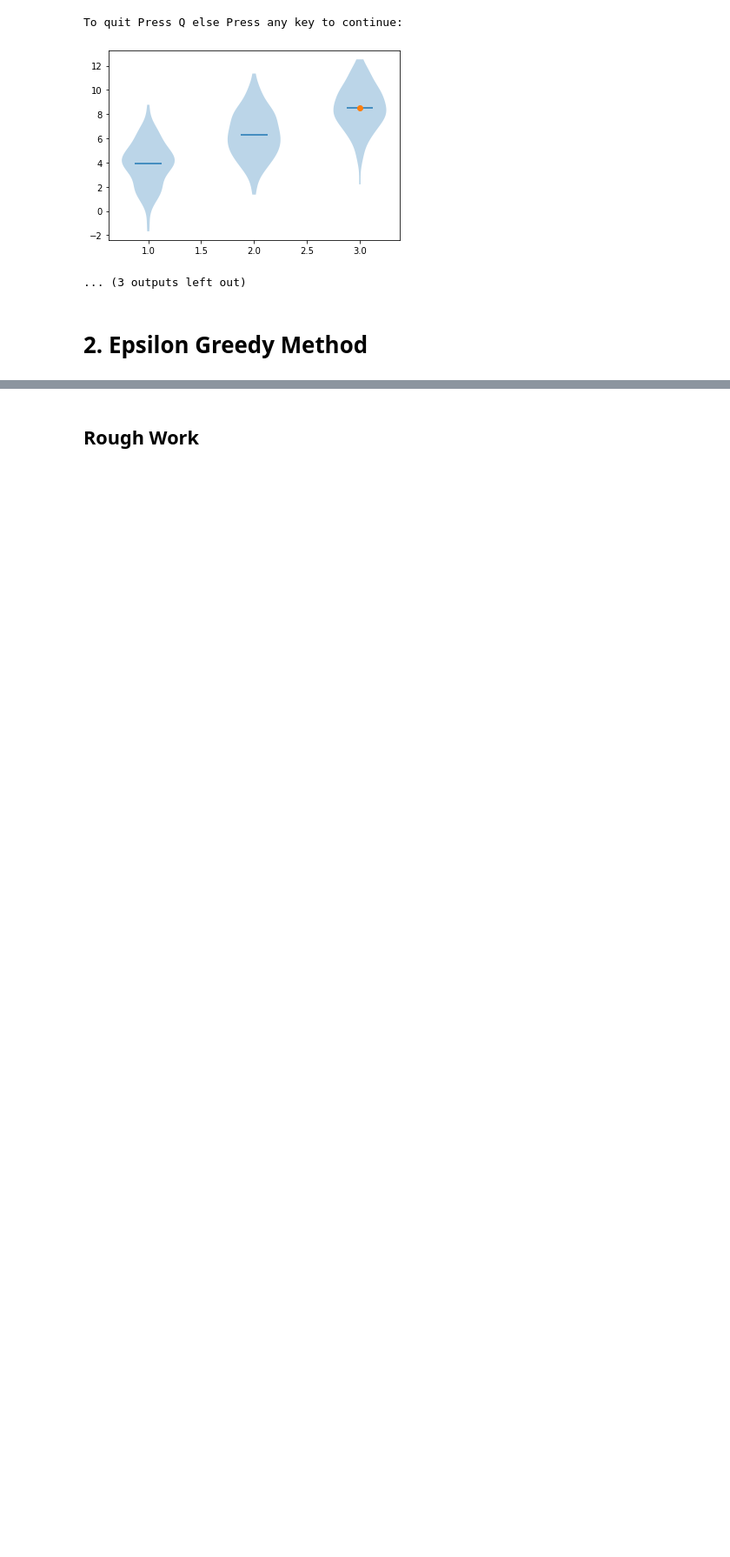
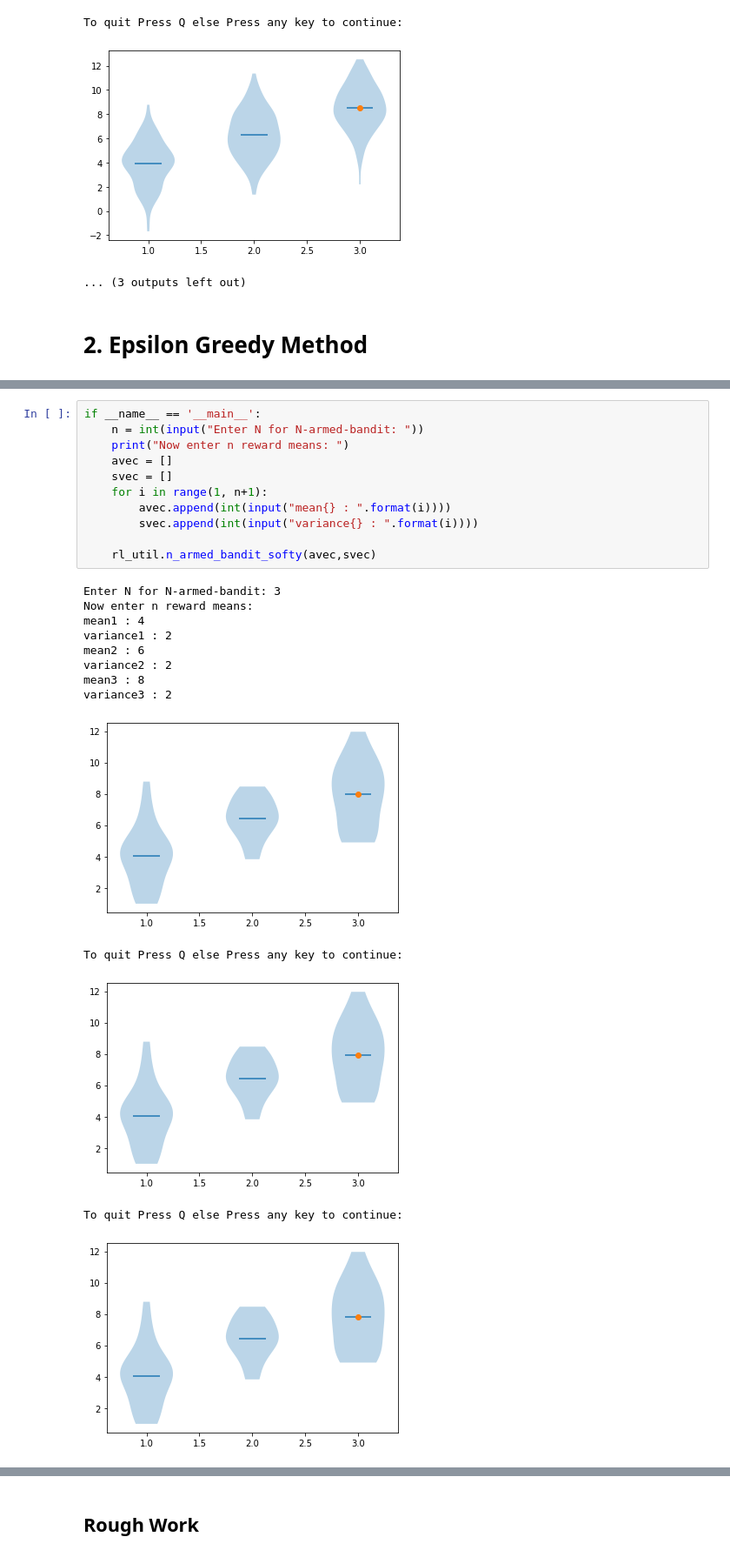
Before and after one commit to iam-sr13/IN-792-RL, a Jupyter notebook: NBandit .ipynb, the cells around one changed output, grey strips where cells are left out. Shown at 87% size. Drawn from its saved outputs; the diff is of its cells as text; blank space fills up the shorter version.

```diff
--- a/NBandit .ipynb
+++ b/NBandit .ipynb
@@ -157,0 +192,25 @@ To quit Press Q else Press any key to continue:
+# %%
+if __name__ == '__main__':
+    n = int(input("Enter N for N-armed-bandit: "))
+    print("Now enter n reward means: ")
+    avec = []
+    svec = []
+    for i in range(1, n+1):
+        avec.append(int(input("mean{} : ".format(i))))
+        svec.append(int(input("variance{} : ".format(i))))
+
+    rl_util.n_armed_bandit_softy(avec,svec)
+# %% [output]
+Enter N for N-armed-bandit: 3
+Now enter n reward means:
+mean1 : 4
+variance1 : 2
+mean2 : 6
+variance2 : 2
+mean3 : 8
+variance3 : 2
+[figure, added]
+To quit Press Q else Press any key to continue:
+[figure, added]
+To quit Press Q else Press any key to continue:
+[figure, added]
```
Also changed, not shown: parts of 5 cells of this notebook.
